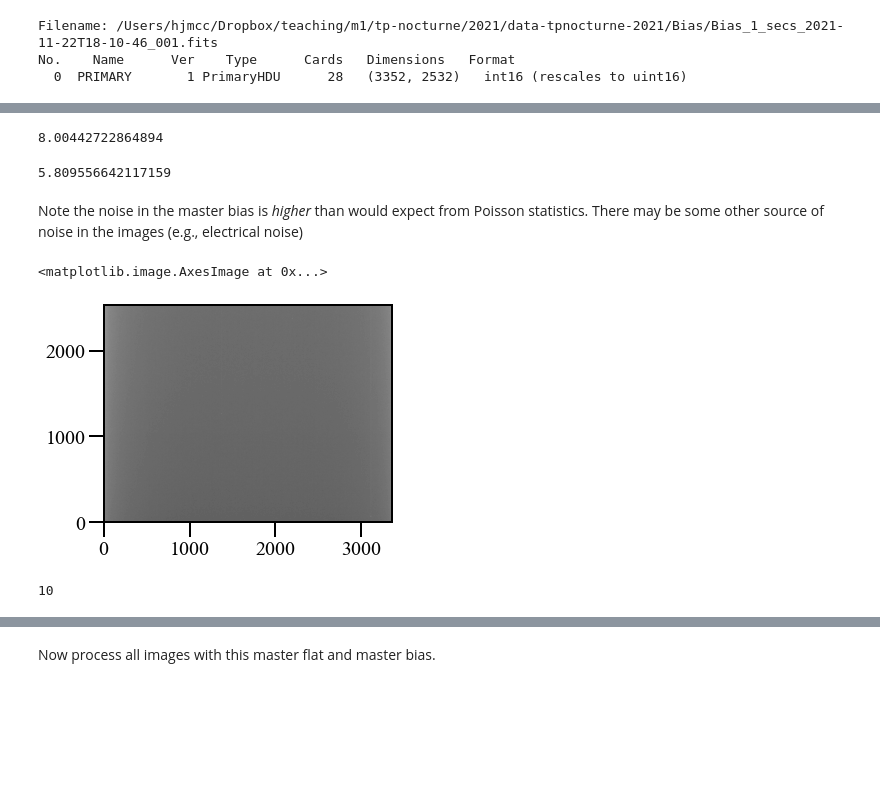
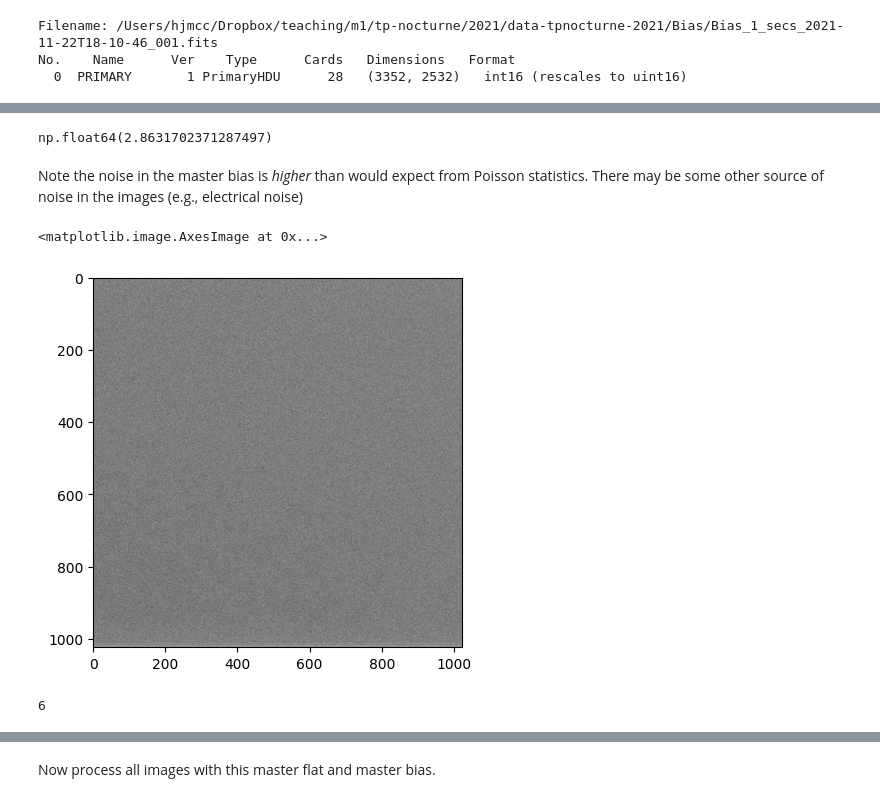
Before and after one commit to hjmcc/m1-m2-notebooks, a Jupyter notebook: astropy-M1-processing.ipynb, the cells around one changed output, grey strips where cells are left out. Drawn from its saved outputs; the diff is of its cells as text; code cells hidden in the pictures; blank space fills up the shorter version.

```diff
--- a/astropy-M1-processing.ipynb
+++ b/astropy-M1-processing.ipynb
@@ -57,0 +58,4 @@ np.size(image_list)
+# %%
+
+image_list = glob.glob(os.path.join(data_dir, 'CALIBRATIONS/Bias*'))
+np.size(image_list)
@@ -62,7 +68,10 @@ image_list[1]
 # %%
 # The long way
-image_concat = []
-for image in image_list:
-    image_concat.append(fits.getdata(image))
+#image_concat = []
+#for image in image_list:
+#    image_concat.append(fits.getdata(image))
+# %%
+# The concise way
+image_concat = [fits.getdata(image) for image in image_list]
 # %%
-final_bias = np.median(image_concat, axis=0)
+final_bias = np.mean(image_concat, axis=0)
@@ -82,17 +86,13 @@ image_hist = plt.hist(final_bias.flatten(), bins=100)
 # %%
-np.std(final_bias[1000:2000,100:2000])
+np.std(image_data[1000:2000,100:2000])/np.sqrt(6.0)
 # %% [output]
-8.00442722864894
+np.float64(2.8631702371287497)
-# %%
-np.std(image_data[1000:2000,100:2000])/np.sqrt(21.0)
-# %% [output]
-5.809556642117159
 # %% [markdown]
 Note the noise in the master bias is *higher* than would expect from Poisson statistics. There
 may be some other source of noise in the images (e.g., electrical noise)
 # %%
-plt.imshow(final_bias, cmap='gray', vmin=900,vmax=1100)
+plt.imshow(final_bias, cmap='gray')
 # %% [output]
 <matplotlib.image.AxesImage at 0x...>
-[figure, old version]
+[figure, new version]
 # %%
@@ -100,10 +100,10 @@ outfile = output_dir+'median_bias2021.fits'
 hdu = fits.PrimaryHDU(final_bias)
 hdu.writeto(outfile, overwrite=True)
 # %%
-flat_list = glob.glob(data_dir+'/Flat/Green/Flat_Green_30_secs*fits')
+flat_list = glob.glob(data_dir+'/CALIBRATIONS/Flat-00*R*fits')
 np.size(flat_list)
 # %% [output]
-10
+6
 # %%
 image_concat = []
 for image in flat_list:
```
Also changed, not shown: parts of 29 cells of this notebook, 1 other file.
